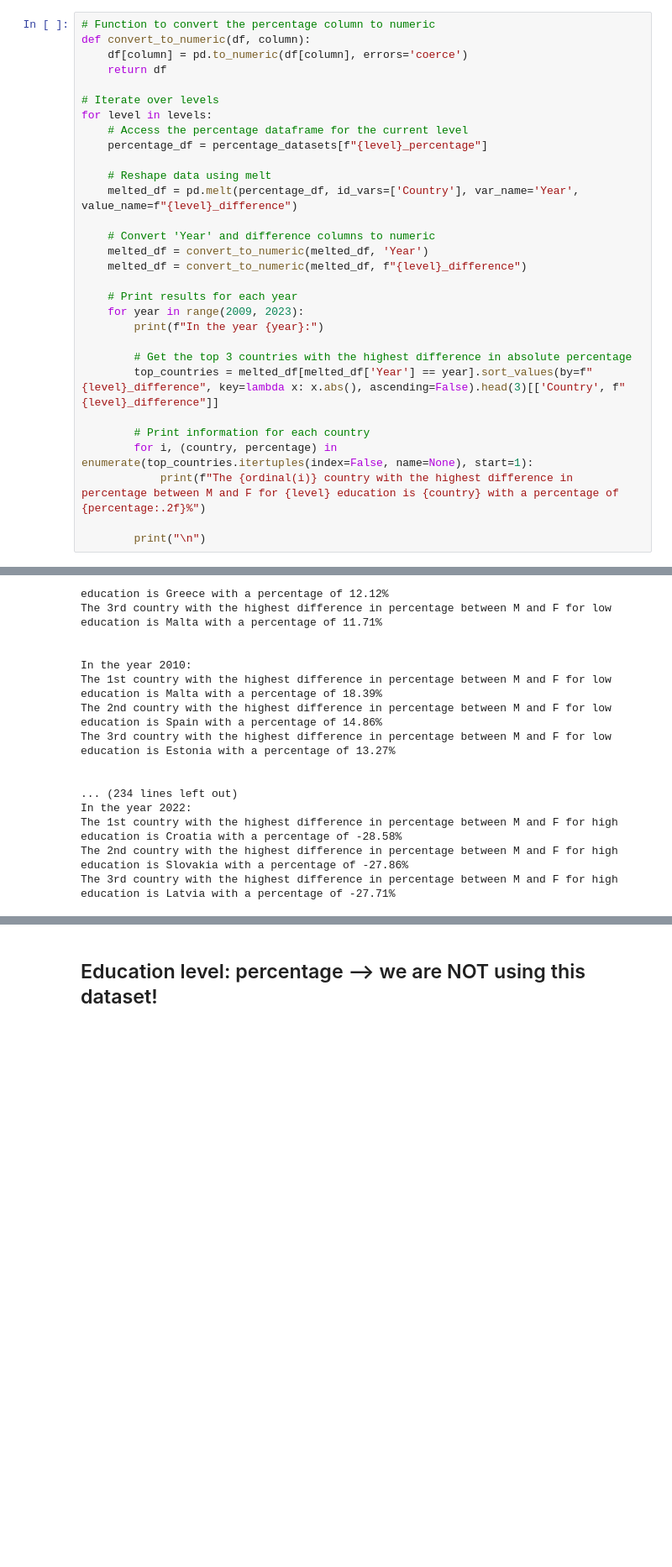
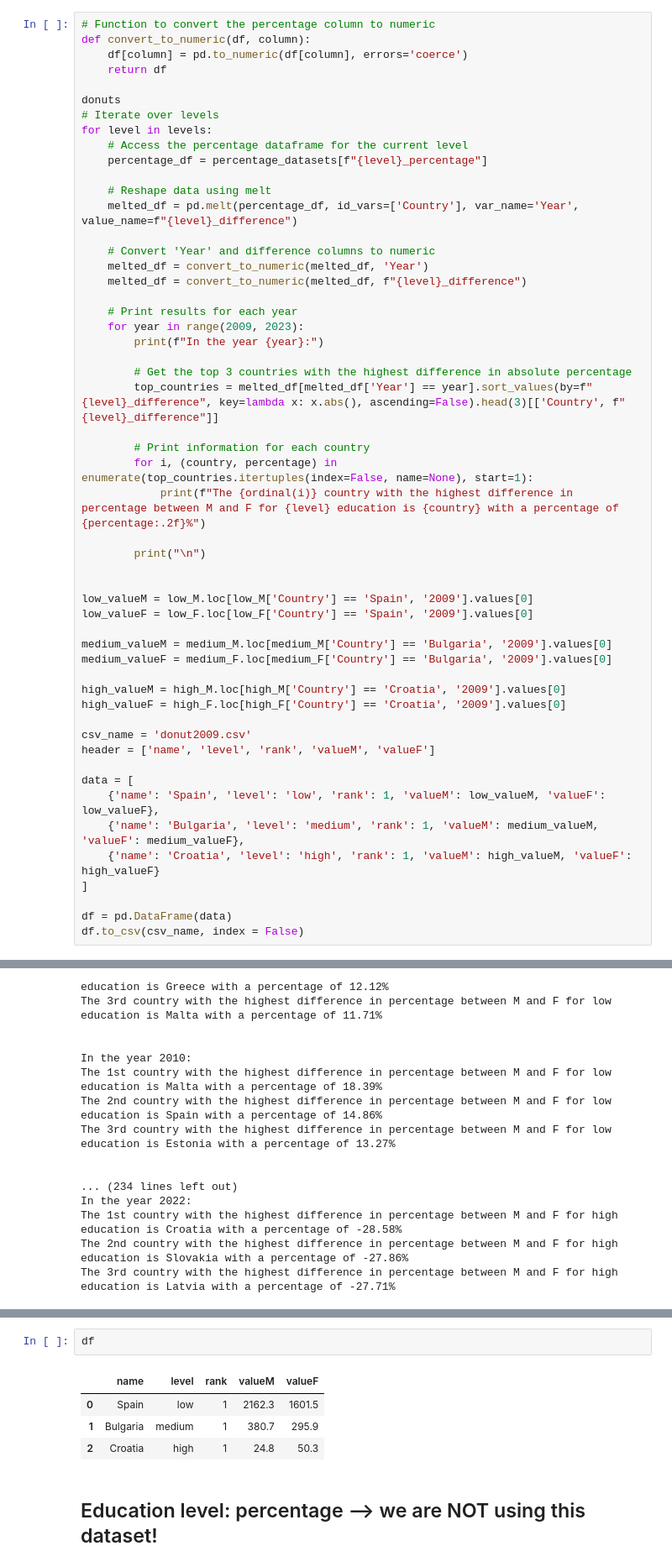
Before and after one commit to VittorioBartolomeoSecondin/DVISProject-CAValli_Team, a Jupyter notebook: Preprocessing_story2.ipynb, the cells around one changed output, grey strips where cells are left out. Shown: that part at 84% size. Cells and saved outputs as stored; diff of their text form; blank space fills up the shorter version.

```diff
--- a/Preprocessing_story2.ipynb
+++ b/Preprocessing_story2.ipynb
@@ -330,6 +330,7 @@ def convert_to_numeric(df, column):
     df[column] = pd.to_numeric(df[column], errors='coerce')
     return df
 
+donuts
 # Iterate over levels
 for level in levels:
     # Access the percentage dataframe for the current level
@@ -354,6 +355,28 @@ for level in levels:
             print(f"The {ordinal(i)} country with the highest difference in percentage between M and F for {level} education is {country} with a percentage of {percentage:.2f}%")
 
         print("\n")
+
+
+low_valueM = low_M.loc[low_M['Country'] == 'Spain', '2009'].values[0]
+low_valueF = low_F.loc[low_F['Country'] == 'Spain', '2009'].values[0]
+
+medium_valueM = medium_M.loc[medium_M['Country'] == 'Bulgaria', '2009'].values[0]
+medium_valueF = medium_F.loc[medium_F['Country'] == 'Bulgaria', '2009'].values[0]
+
+high_valueM = high_M.loc[high_M['Country'] == 'Croatia', '2009'].values[0]
+high_valueF = high_F.loc[high_F['Country'] == 'Croatia', '2009'].values[0]
+
+csv_name = 'donut2009.csv'
+header = ['name', 'level', 'rank', 'valueM', 'valueF']
+
+data = [
+    {'name': 'Spain', 'level': 'low', 'rank': 1, 'valueM': low_valueM, 'valueF': low_valueF},
+    {'name': 'Bulgaria', 'level': 'medium', 'rank': 1, 'valueM': medium_valueM, 'valueF': medium_valueF},
+    {'name': 'Croatia', 'level': 'high', 'rank': 1, 'valueM': high_valueM, 'valueF': high_valueF}
+]
+
+df = pd.DataFrame(data)
+df.to_csv(csv_name, index = False)
 # %% [output]
 In the year 2009:
 The 1st country with the highest difference in percentage between M and F for low education is Spain with a percentage of 14.90%
@@ -375,3 +403,10 @@ The 3rd country with the highest difference in percentage between M and F for hi
+# %%
+df
+# %% [output]
+|  | name | level | rank | valueM | valueF |
+| 0 | Spain | low | 1 | 2162.3 | 1601.5 |
+| 1 | Bulgaria | medium | 1 | 380.7 | 295.9 |
+| 2 | Croatia | high | 1 | 24.8 | 50.3 |
 # %% [markdown]
 ## Education level: percentage --> we are NOT using this dataset!
 # %% [markdown]
```
Also changed, not shown: parts of 1 cell of this notebook.
